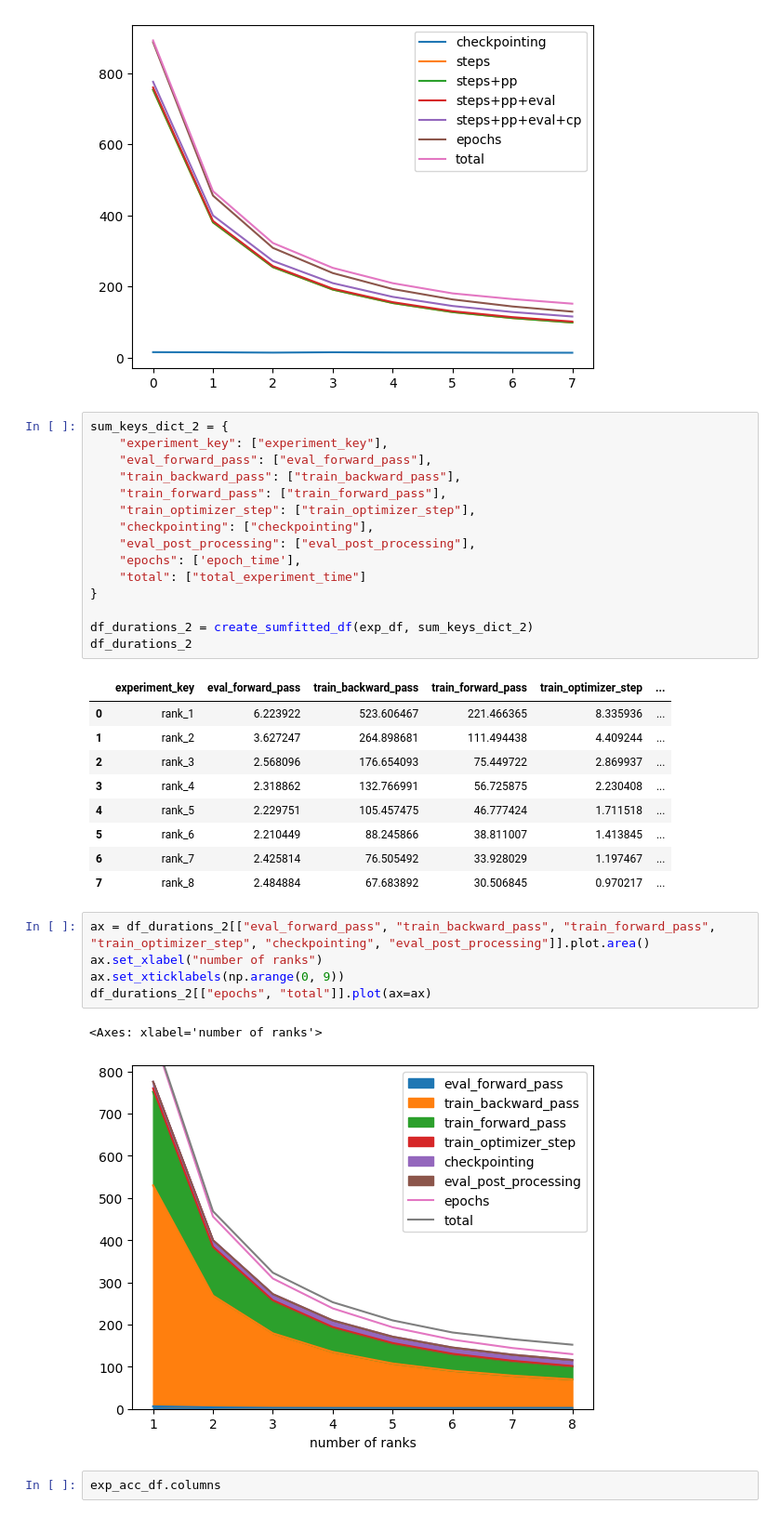
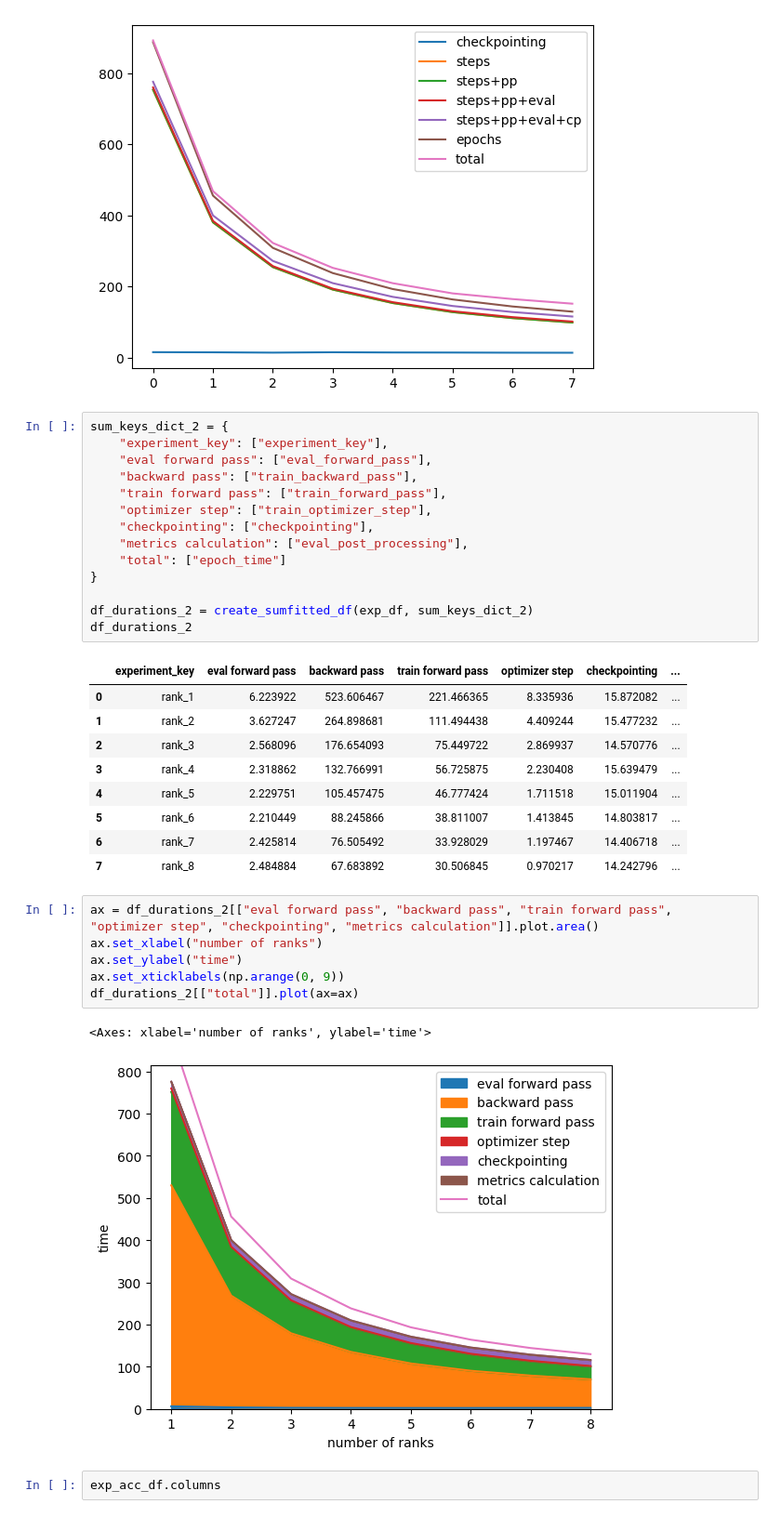
Before and after one commit to mlgym/mlgym, a Jupyter notebook: example/gpt2/huggingface_impl/viz_gpt2_hug_impl.ipynb, the cells around one changed output. Shown: that part at 93% size. Saved outputs shown, nothing was run; the diff lists cells and outputs as text.

```diff
--- a/example/gpt2/huggingface_impl/viz_gpt2_hug_impl.ipynb
+++ b/example/gpt2/huggingface_impl/viz_gpt2_hug_impl.ipynb
@@ -170,36 +170,36 @@ ax = df_durations.plot()
 # %%
 sum_keys_dict_2 = {
     "experiment_key": ["experiment_key"],
-    "eval_forward_pass": ["eval_forward_pass"],
-    "train_backward_pass": ["train_backward_pass"],
-    "train_forward_pass": ["train_forward_pass"],
-    "train_optimizer_step": ["train_optimizer_step"],
+    "eval forward pass": ["eval_forward_pass"],
+    "backward pass": ["train_backward_pass"],
+    "train forward pass": ["train_forward_pass"],
+    "optimizer step": ["train_optimizer_step"],
     "checkpointing": ["checkpointing"],
-    "eval_post_processing": ["eval_post_processing"],
-    "epochs": ['epoch_time'],
-    "total": ["total_experiment_time"]
+    "metrics calculation": ["eval_post_processing"],
+    "total": ["epoch_time"]
 }
 
 df_durations_2 = create_sumfitted_df(exp_df, sum_keys_dict_2)
 df_durations_2
 # %% [output]
-|  | experiment_key | eval_forward_pass | train_backward_pass | train_forward_pass | train_optimizer_step | ... |
-| 0 | rank_1 | 6.223922 | 523.606467 | 221.466365 | 8.335936 | ... |
-| 1 | rank_2 | 3.627247 | 264.898681 | 111.494438 | 4.409244 | ... |
-| 2 | rank_3 | 2.568096 | 176.654093 | 75.449722 | 2.869937 | ... |
-| 3 | rank_4 | 2.318862 | 132.766991 | 56.725875 | 2.230408 | ... |
-| 4 | rank_5 | 2.229751 | 105.457475 | 46.777424 | 1.711518 | ... |
-| 5 | rank_6 | 2.210449 | 88.245866 | 38.811007 | 1.413845 | ... |
-| 6 | rank_7 | 2.425814 | 76.505492 | 33.928029 | 1.197467 | ... |
-| 7 | rank_8 | 2.484884 | 67.683892 | 30.506845 | 0.970217 | ... |
+|  | experiment_key | eval forward pass | backward pass | train forward pass | optimizer step | checkpointing | ... |
+| 0 | rank_1 | 6.223922 | 523.606467 | 221.466365 | 8.335936 | 15.872082 | ... |
+| 1 | rank_2 | 3.627247 | 264.898681 | 111.494438 | 4.409244 | 15.477232 | ... |
+| 2 | rank_3 | 2.568096 | 176.654093 | 75.449722 | 2.869937 | 14.570776 | ... |
+| 3 | rank_4 | 2.318862 | 132.766991 | 56.725875 | 2.230408 | 15.639479 | ... |
+| 4 | rank_5 | 2.229751 | 105.457475 | 46.777424 | 1.711518 | 15.011904 | ... |
+| 5 | rank_6 | 2.210449 | 88.245866 | 38.811007 | 1.413845 | 14.803817 | ... |
+| 6 | rank_7 | 2.425814 | 76.505492 | 33.928029 | 1.197467 | 14.406718 | ... |
+| 7 | rank_8 | 2.484884 | 67.683892 | 30.506845 | 0.970217 | 14.242796 | ... |
 # %%
-ax = df_durations_2[["eval_forward_pass", "train_backward_pass", "train_forward_pass", "train_optimizer_step", "checkpointing", "eval_post_processing"]].plot.area()
+ax = df_durations_2[["eval forward pass", "backward pass", "train forward pass", "optimizer step", "checkpointing", "metrics calculation"]].plot.area()
 ax.set_xlabel("number of ranks")
+ax.set_ylabel("time")
 ax.set_xticklabels(np.arange(0, 9))
-df_durations_2[["epochs", "total"]].plot(ax=ax)
+df_durations_2[["total"]].plot(ax=ax)
 # %% [output]
-<Axes: xlabel='number of ranks'>
+<Axes: xlabel='number of ranks', ylabel='time'>
-[figure, old version]
+[figure, new version]
 # %%
 exp_acc_df.columns
 # %% [output]
```
Also changed, not shown: parts of 2 cells of this notebook.
